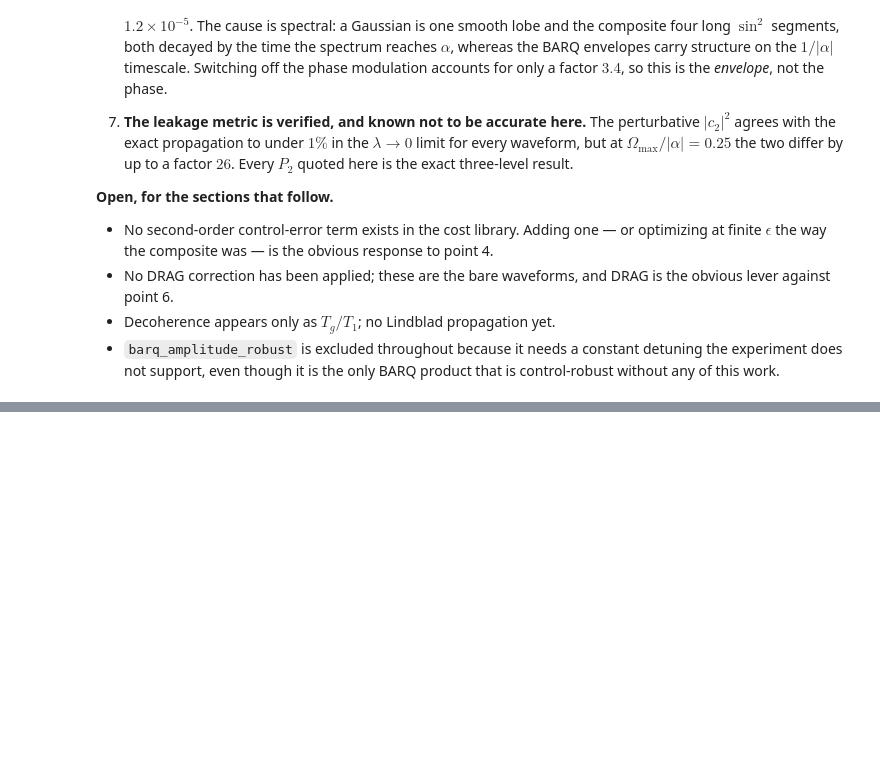
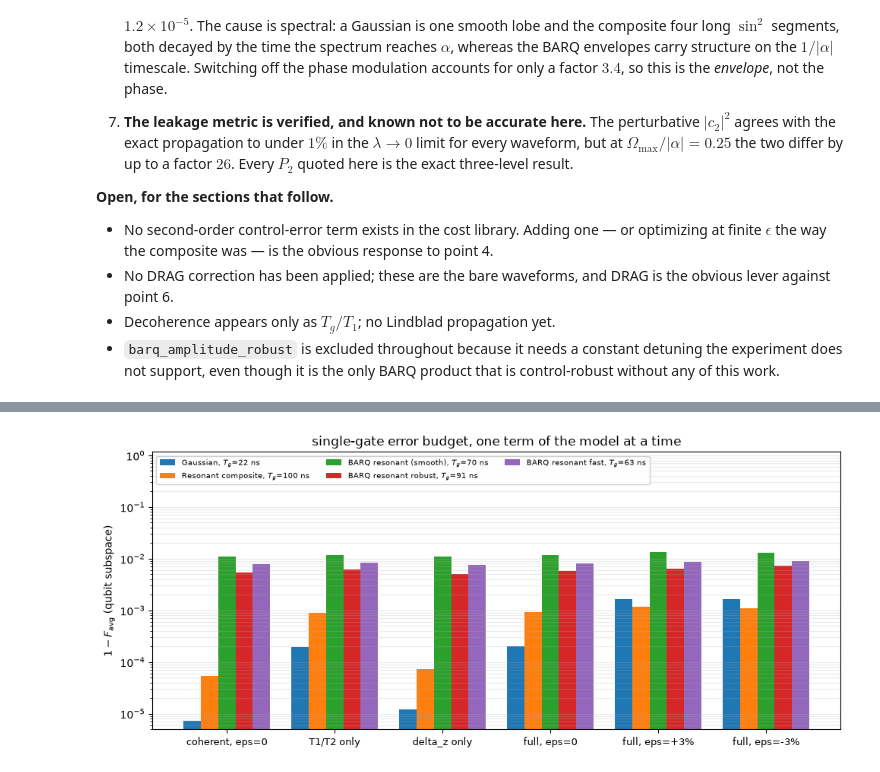
Before and after one commit to Wenzheng-Dong/pulse-shape-Novera, a Jupyter notebook: proposals/1qb-DB/1qb-DB-demo/1qb-DB-transmon.ipynb, the cells around one changed output, grey strips where cells are left out. Drawn from its saved outputs; the diff is of its cells as text; code cells hidden in the pictures; blank space fills up the shorter version.

```diff
--- a/proposals/1qb-DB/1qb-DB-demo/1qb-DB-transmon.ipynb
+++ b/proposals/1qb-DB/1qb-DB-demo/1qb-DB-transmon.ipynb
@@ -342,0 +566,4 @@ first order by the full $\pi$.*
+# %%
+budget = tr.print_error_budget(
+    pulses, calibrations=calibrations, stride=2
+)
@@ -342,0 +579,4 @@ first order by the full $\pi$.*
+# %%
+figure = tr.plot_error_budget(budget)
+# %% [output]
+[figure, added]
```
Also changed, not shown: parts of 20 cells of this notebook, 2 other files.
